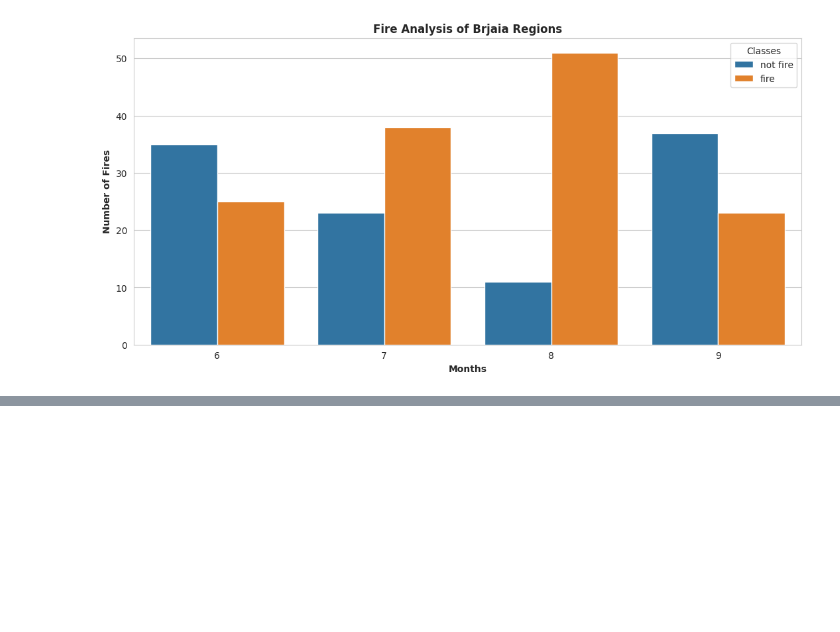
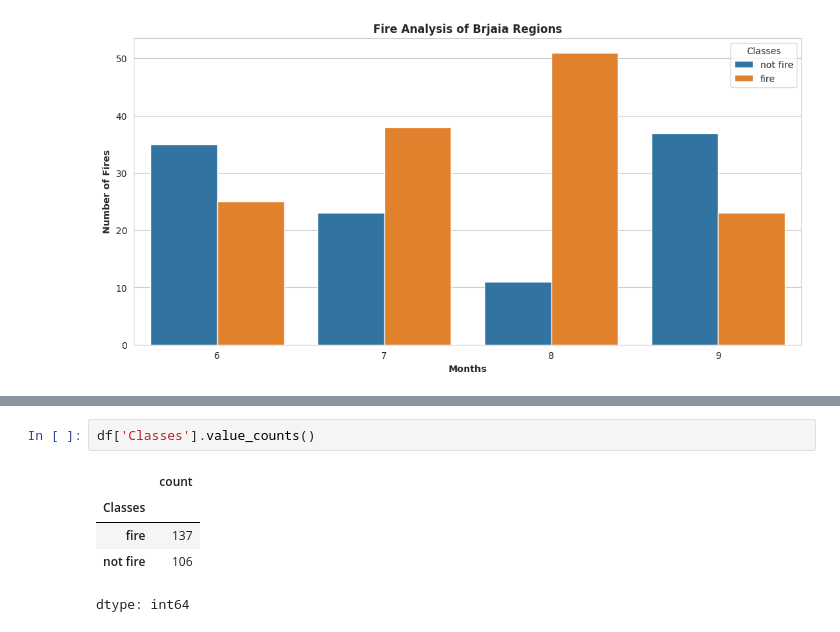
Before and after one commit to Comrade123-123/Ridge_LAaso_ElasticNet_miniproject, a Jupyter notebook: Ridge_lasso_ElasticNet.ipynb, the cells around one changed output, grey strips where cells are left out. Saved outputs shown, nothing was run; the diff lists cells and outputs as text; blank space fills up the shorter version.

```diff
--- a/Ridge_lasso_ElasticNet.ipynb
+++ b/Ridge_lasso_ElasticNet.ipynb
@@ -397,0 +407,8 @@ Text(0.5, 1.0, 'Fire Analysis of Brjaia Regions')
+# %%
+df['Classes'].value_counts()
+# %% [output]
+|  | count |
+| Classes |  |
+| fire | 137 |
+| not fire | 106 |
+dtype: int64
```
Also changed, not shown: parts of 11 cells of this notebook.
